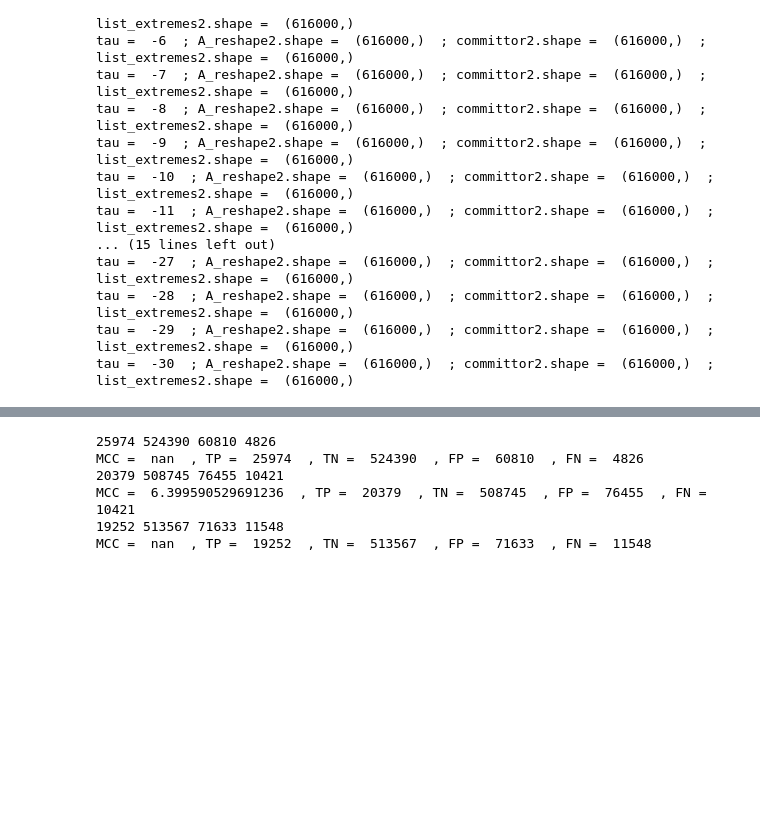
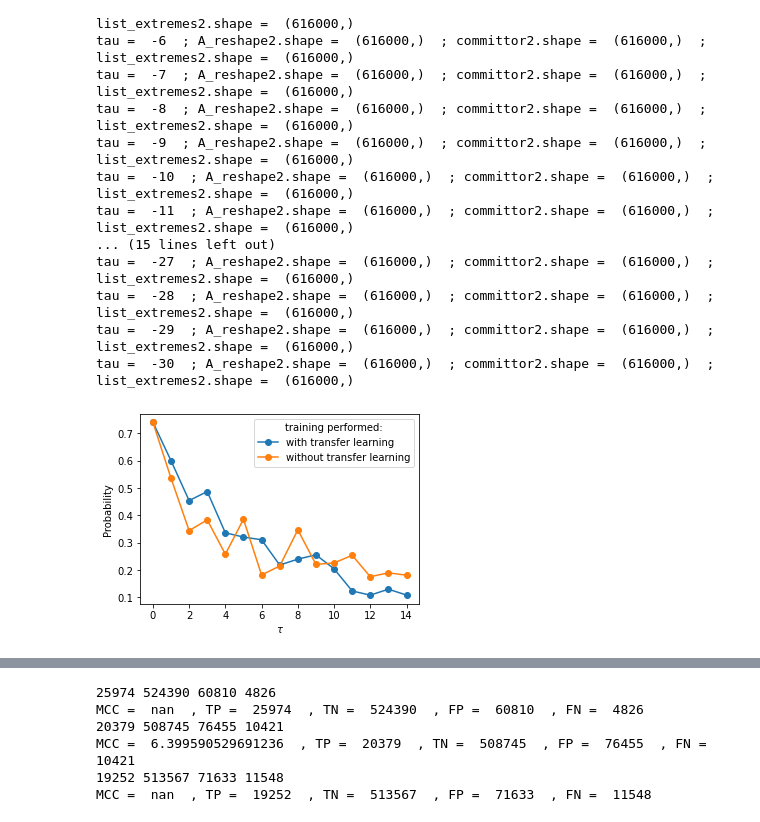
Before and after one commit to georgemilosh/Climate-Learning, a Jupyter notebook: PLASIM/Committor_LONG-smoothness.ipynb, the cells around one changed output, grey strips where cells are left out. Drawn from its saved outputs; the diff is of its cells as text; code cells hidden in the pictures; blank space fills up the shorter version.

```diff
--- a/PLASIM/Committor_LONG-smoothness.ipynb
+++ b/PLASIM/Committor_LONG-smoothness.ipynb
@@ -330,3 +308,18 @@ tau =  -27  ; A_reshape2.shape =  (616000,)  ; committor2.shape =  (616000,)  ;
 tau =  -28  ; A_reshape2.shape =  (616000,)  ; committor2.shape =  (616000,)  ; list_extremes2.shape =  (616000,)
 tau =  -29  ; A_reshape2.shape =  (616000,)  ; committor2.shape =  (616000,)  ; list_extremes2.shape =  (616000,)
 tau =  -30  ; A_reshape2.shape =  (616000,)  ; committor2.shape =  (616000,)  ; list_extremes2.shape =  (616000,)
+# %%
+y = 493
+d = 15
+title = "Images/q_vs_TF.png"
+fig = plt.figure(figsize=(5, 3.5))
+plt.plot([committor_tau[i,y,d] for i in range(15)],'-o', label='with transfer learning')
+plt.plot([committor_tau2[i,y,d] for i in range(15)],'-o', label='without transfer learning')
+plt.xlabel(r'$\tau$')
+plt.ylabel(r'Probability')
+plt.legend(title='training performed:')
+plt.show()
+np.std(np.diff(committor_tau,axis=0),axis=0) [y,d], np.std(np.diff(committor_tau2,axis=0),axis=0) [y,d]
+fig.savefig(title, bbox_inches='tight', dpi=300)
+# %% [output]
+[figure, added]
```
Also changed, not shown: parts of 27 cells of this notebook, 2 other files.
